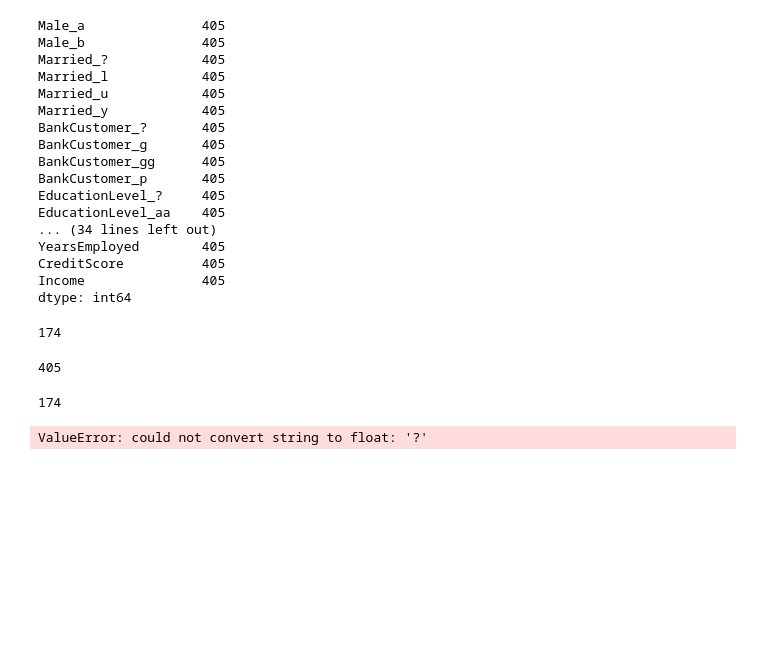
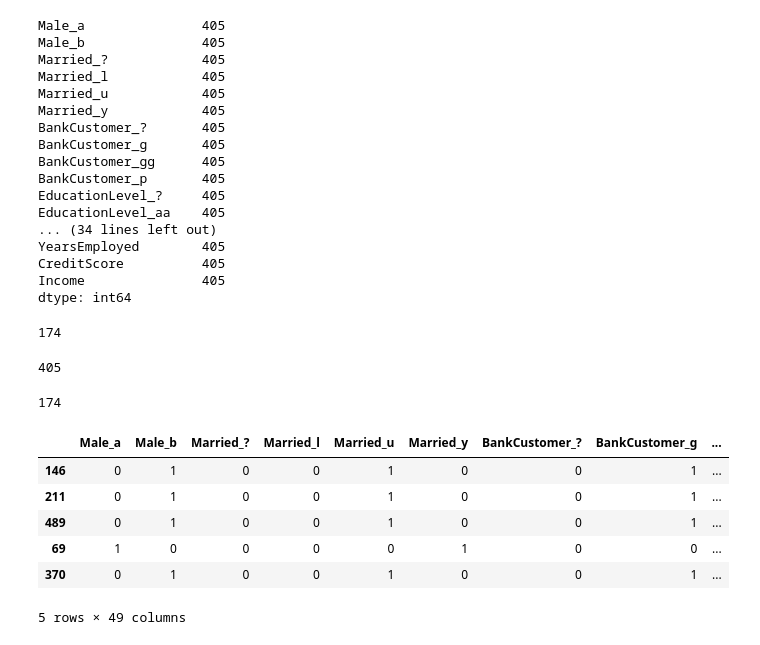
Before and after one commit to prasad5141/Credit-card-approval, a Jupyter notebook: Credit Card approval classification.ipynb, the cells around one changed output. Drawn from its saved outputs; the diff is of its cells as text; code cells hidden in the pictures; blank space fills up the shorter version.

Commit message:
verified training data

```diff
--- a/Credit Card approval classification.ipynb
+++ b/Credit Card approval classification.ipynb
@@ -304,6 +304,16 @@ len(y_train)
 len(y_test)
 # %% [output]
 174
+# %%
+X_train.head()
+# %% [output]
+|  | Male_a | Male_b | Married_? | Married_l | Married_u | Married_y | BankCustomer_? | BankCustomer_g | ... |
+| 146 | 0 | 1 | 0 | 0 | 1 | 0 | 0 | 1 | ... |
+| 211 | 0 | 1 | 0 | 0 | 1 | 0 | 0 | 1 | ... |
+| 489 | 0 | 1 | 0 | 0 | 1 | 0 | 0 | 1 | ... |
+| 69 | 1 | 0 | 0 | 0 | 0 | 1 | 0 | 0 | ... |
+| 370 | 0 | 1 | 0 | 0 | 1 | 0 | 0 | 1 | ... |
+5 rows × 49 columns
 # %%
 from sklearn.linear_model import LogisticRegression
 # %%
@@ -312,7 +322,3 @@ log_clf = LogisticRegression()
 from sklearn.tree import DecisionTreeClassifier
 # %%
 decision_clf = DecisionTreeClassifier(max_depth=5)
-# %%
-decision_clf.fit(X_train, y_train)
-# %% [output]
-ValueError: could not convert string to float: '?'
```
Also changed, not shown: parts of 2 cells of this notebook.
